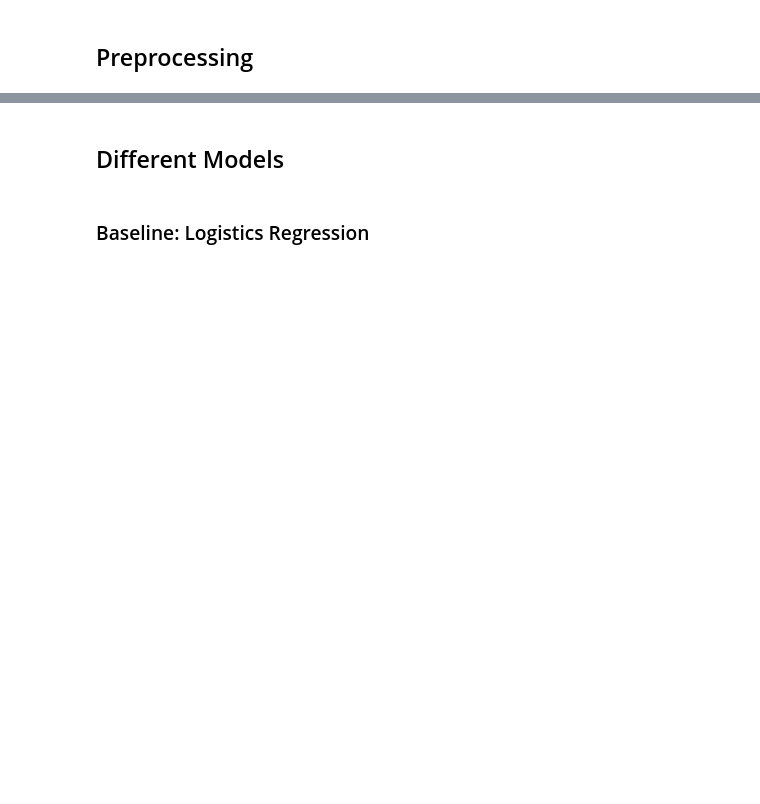
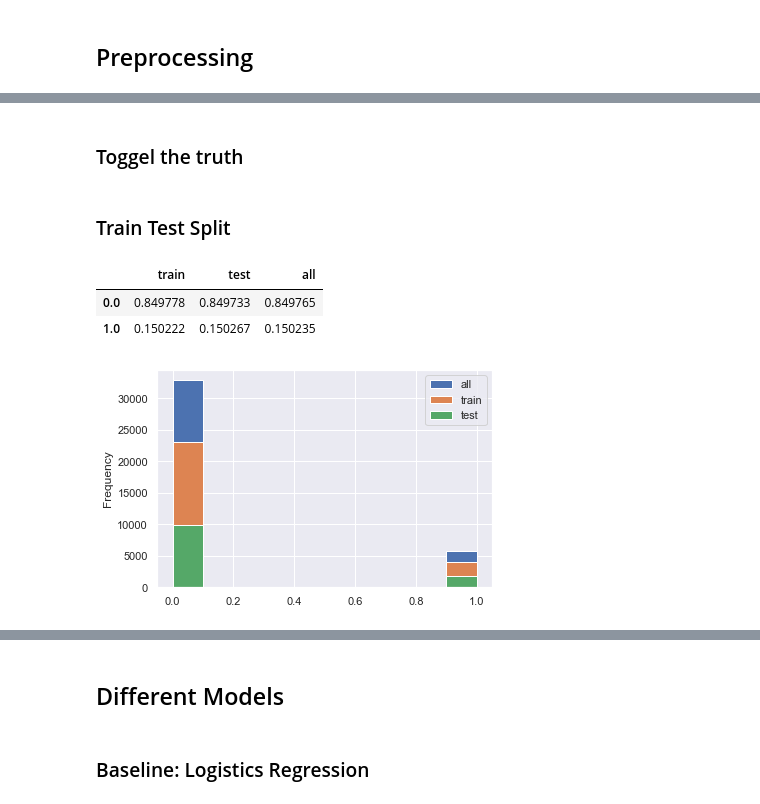
Before and after one commit to torben90/NF_Prj_LendingClub, a Jupyter notebook: LendingClub_Main.ipynb, the cells around one changed output, grey strips where cells are left out. Cells and saved outputs as stored; diff of their text form; code cells hidden in the pictures; blank space fills up the shorter version.

```diff
--- a/LendingClub_Main.ipynb
+++ b/LendingClub_Main.ipynb
@@ -1280,2 +1329,4 @@ df_clean2.to_pickle(DATA_FOLDER + 'clean_pass_01p2_Ptarget_FPemp_ident_clean2.pk
+# %%
+df = pd.read_pickle(DATA_FOLDER + 'clean_pass_01p2_Ptarget_FPemp_ident_clean2.pkl')
 # %% [markdown]
 ## Metric / Score
@@ -1298,0 +1646,5 @@ Model_Vali()
+# %%
+df_x_encoded = pd.get_dummies(df_x, drop_first=True)
+#for i in df_x_encoded.columns:
+#    print(i)
+df_x_encoded.info()
@@ -1298,0 +1669,26 @@ Model_Vali()
+# %% [markdown]
+### Toggel the truth
+# %%
+# Swap 0 and 1 of target to improve understanding
+df_y = ~df_y.astype('bool')
+df_y = df_y.astype('float')
+# %% [markdown]
+### Train Test Split
+# %%
+X_train, X_test, y_train, y_test = train_test_split(
+    df_x_encoded, df_y, test_size=0.3, random_state=25, stratify=df_y)
+
+df_y.target.plot.hist()
+y_train.target.plot.hist()
+y_test.target.plot.hist()
+plt.legend(['all','train','test'])
+tts_df = pd.DataFrame()
+tts_df['train'] = (y_train.target.value_counts()/y_train.shape[0])
+tts_df['test'] = (y_test.target.value_counts()/y_test.shape[0])
+tts_df['all'] = (df_y.target.value_counts()/df_y.shape[0])
+tts_df
+# %% [output]
+|  | train | test | all |
+| 0.0 | 0.849778 | 0.849733 | 0.849765 |
+| 1.0 | 0.150222 | 0.150267 | 0.150235 |
+[figure, added]
```
Also changed, not shown: parts of 84 cells of this notebook, 1 other file.
